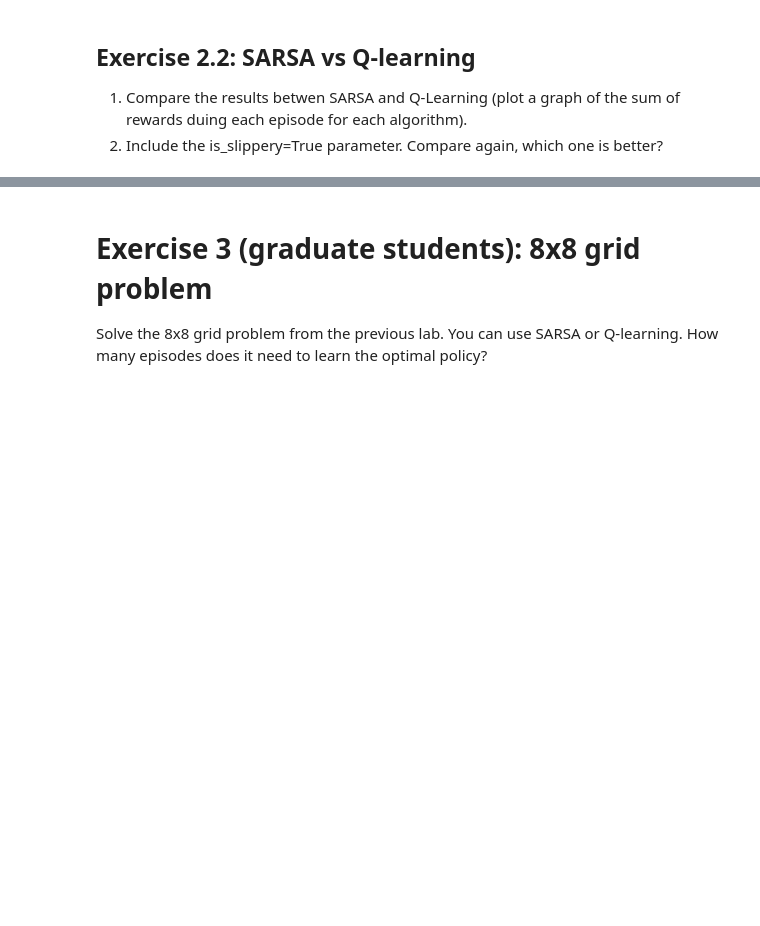
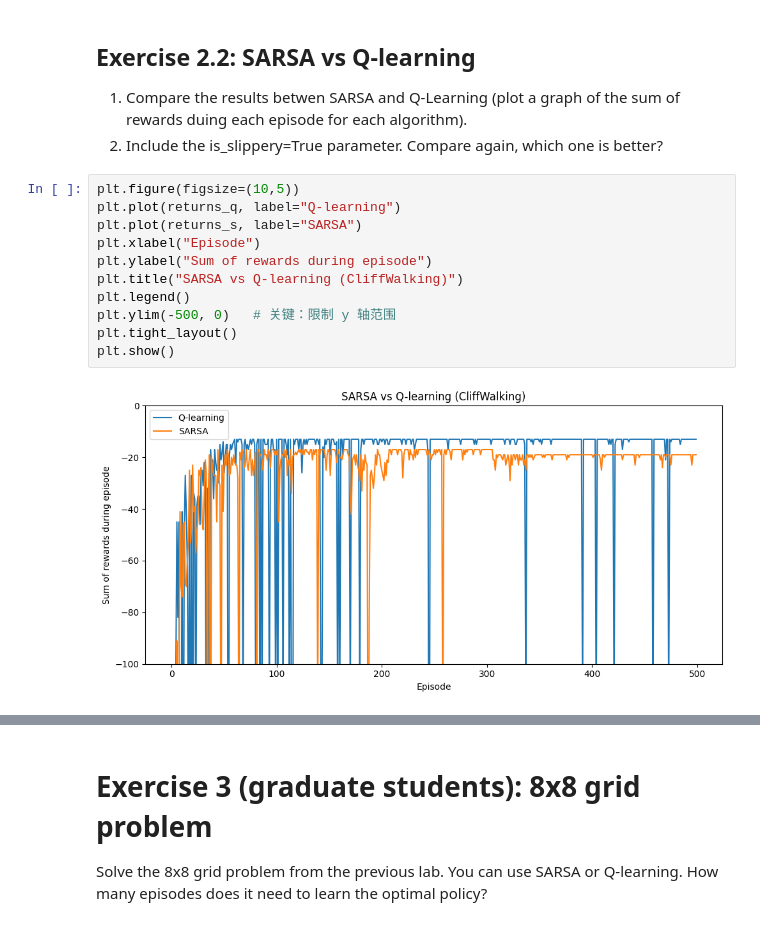
Before and after one commit to ddcreating/RL_code, a Jupyter notebook: lab3_TD_Learning.ipynb, the cells around one changed output, grey strips where cells are left out. Saved outputs shown, nothing was run; the diff lists cells and outputs as text; blank space fills up the shorter version.

```diff
--- a/lab3_TD_Learning.ipynb
+++ b/lab3_TD_Learning.ipynb
@@ -370,3 +369,16 @@ plot_policy(Q, "Q-Learning")
 ## Exercise 2.2: SARSA vs Q-learning
  1. Compare the results betwen SARSA and Q-Learning (plot a graph of the sum of rewards duing each episode for each algorithm).
  2. Include the is_slippery=True parameter. Compare again, which one is better?
+# %%
+plt.figure(figsize=(10,5))
+plt.plot(returns_q, label="Q-learning")
+plt.plot(returns_s, label="SARSA")
+plt.xlabel("Episode")
+plt.ylabel("Sum of rewards during episode")
+plt.title("SARSA vs Q-learning (CliffWalking)")
+plt.legend()
+plt.ylim(-500, 0)   # 关键：限制 y 轴范围
+plt.tight_layout()
+plt.show()
+# %% [output]
+[figure, added]
```
Also changed, not shown: parts of 10 cells of this notebook.
